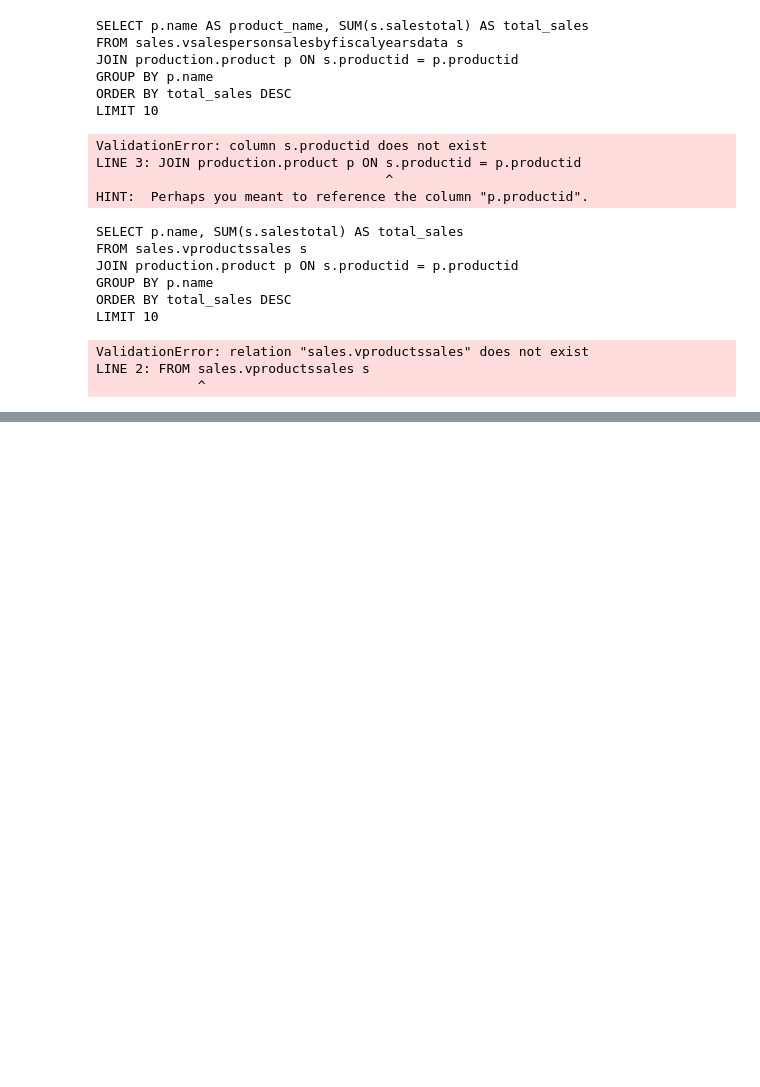
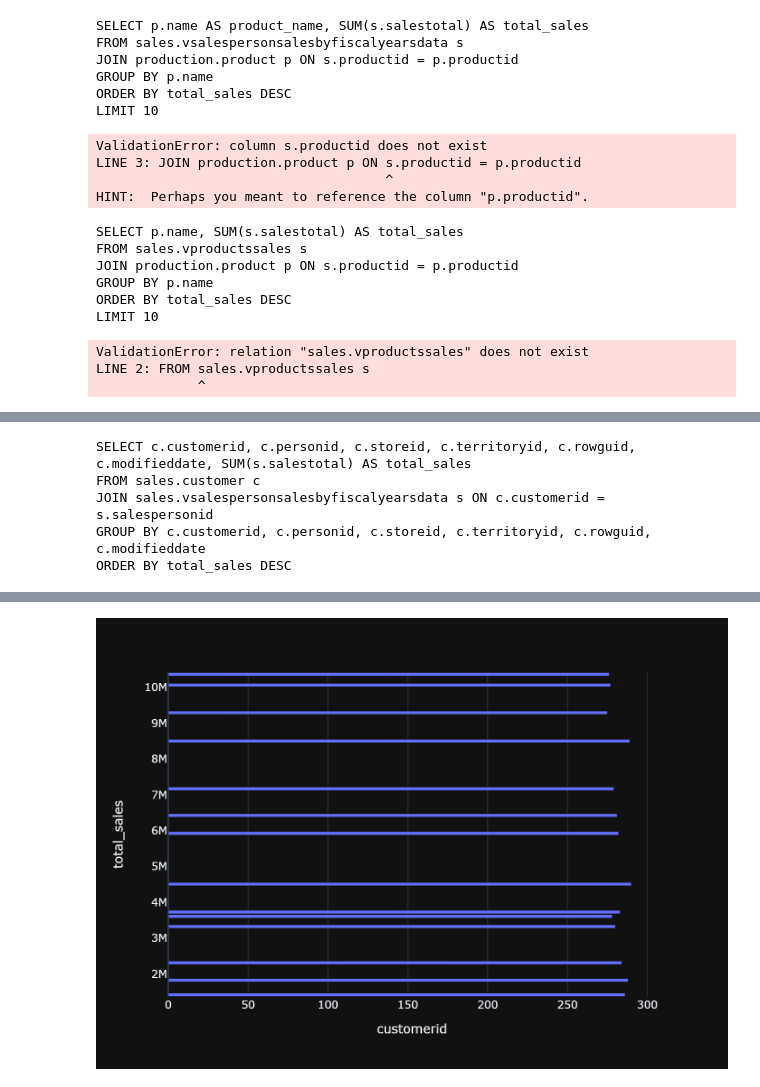
Before and after one commit to pedro-geraghty-sw/rag-vanna-poc, a Jupyter notebook: pgf-22012024/train_model.ipynb, the cells around one changed output, grey strips where cells are left out. Saved outputs shown, nothing was run; the diff lists cells and outputs as text; code cells hidden in the pictures; blank space fills up the shorter version.

```diff
--- a/pgf-22012024/train_model.ipynb
+++ b/pgf-22012024/train_model.ipynb
@@ -229,0 +282,8 @@ LIMIT 10
+# %%
+vn.ask("Ranking customers by sales")
+# %% [output]
+SELECT c.customerid, c.personid, c.storeid, c.territoryid, c.rowguid, c.modifieddate, SUM(s.salestotal) AS total_sales
+FROM sales.customer c
+JOIN sales.vsalespersonsalesbyfiscalyearsdata s ON c.customerid = s.salespersonid
+GROUP BY c.customerid, c.personid, c.storeid, c.territoryid, c.rowguid, c.modifieddate
+ORDER BY total_sales DESC
@@ -229,0 +305 @@ LIMIT 10
+[figure, added]
```
Also changed, not shown: parts of 4 cells of this notebook, 4 other files.
